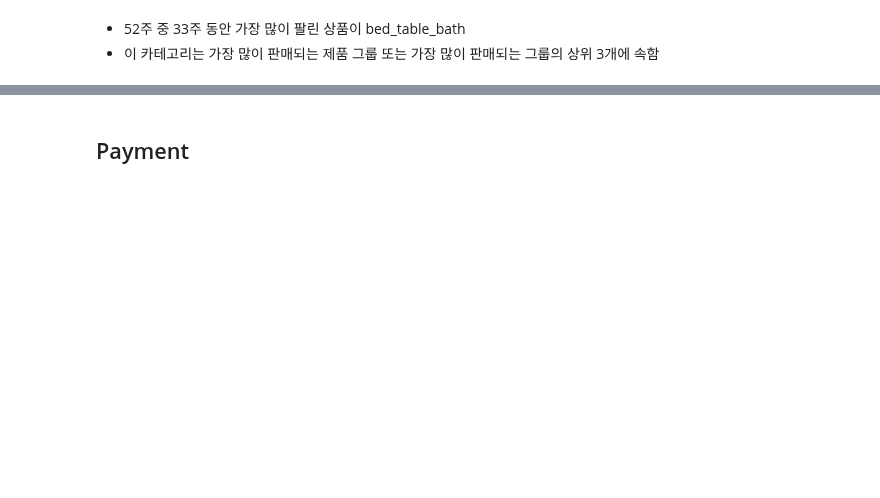
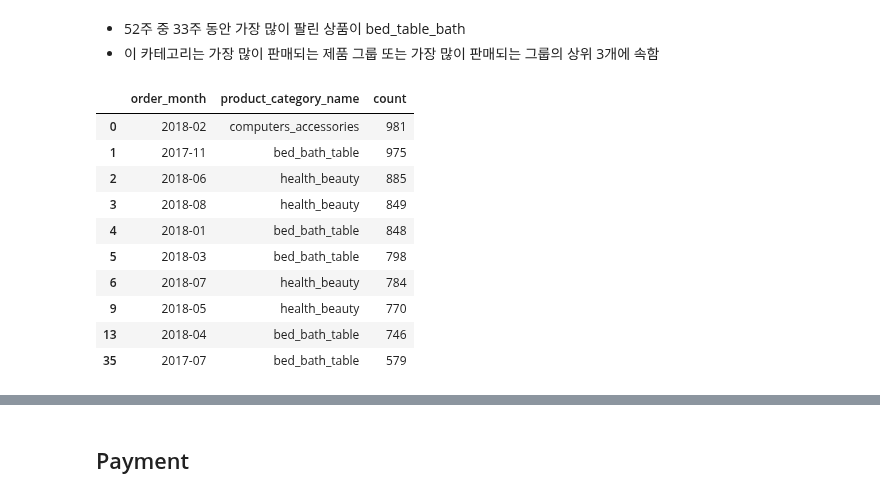
Before and after one commit to hyuuunn/Project, a Jupyter notebook: 1_project/Brazilian E-Commerce3.ipynb, the cells around one changed output, grey strips where cells are left out. Saved outputs shown, nothing was run; the diff lists cells and outputs as text; code cells hidden in the pictures; blank space fills up the shorter version.

```diff
--- a/1_project/Brazilian E-Commerce3.ipynb
+++ b/1_project/Brazilian E-Commerce3.ipynb
@@ -486,3 +488,27 @@ Name: product_category_name, dtype: int64
 # %% [markdown]
 - 52주 중 33주 동안 가장 많이 팔린 상품이 bed_table_bath
 - 이 카테고리는 가장 많이 판매되는 제품 그룹 또는 가장 많이 판매되는 그룹의 상위 3개에 속함
+# %%
+#Monthly popular items
+items_monthly =product_orders.groupby(['order_month','product_category_name'])\
+                        ['product_category_name'].count().sort_values(ascending=False)
+#Change to data frame
+most_products= items_monthly.reset_index(name='count')
+# %%
+#Find the max value of row
+max_selling_products= most_products[most_products['count']
+                            == most_products.groupby(['order_month'])\
+                            ['count'].transform(max)]
+max_selling_products.head(10)
+# %% [output]
+|  | order_month | product_category_name | count |
+| 0 | 2018-02 | computers_accessories | 981 |
+| 1 | 2017-11 | bed_bath_table | 975 |
+| 2 | 2018-06 | health_beauty | 885 |
+| 3 | 2018-08 | health_beauty | 849 |
+| 4 | 2018-01 | bed_bath_table | 848 |
+| 5 | 2018-03 | bed_bath_table | 798 |
+| 6 | 2018-07 | health_beauty | 784 |
+| 9 | 2018-05 | health_beauty | 770 |
+| 13 | 2018-04 | bed_bath_table | 746 |
+| 35 | 2017-07 | bed_bath_table | 579 |
```
Also changed, not shown: parts of 32 cells of this notebook.
